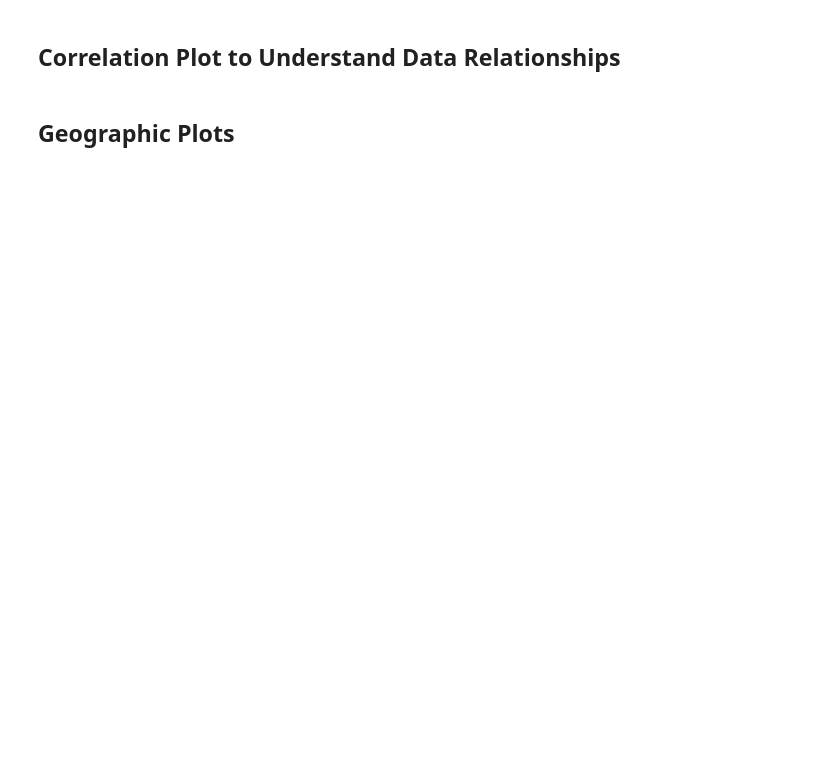
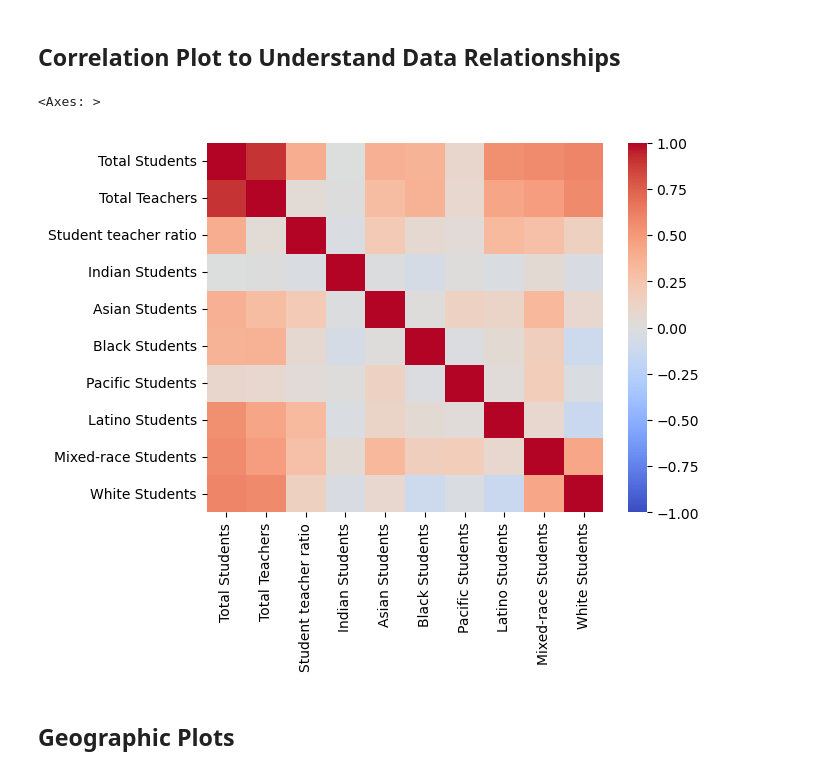
Before and after one commit to jedediahmadsen/us_school_analysis, a Jupyter notebook: public_school_analysis.ipynb, the cells around one changed output. Drawn from its saved outputs; the diff is of its cells as text; code cells hidden in the pictures; blank space fills up the shorter version.

```diff
--- a/public_school_analysis.ipynb
+++ b/public_school_analysis.ipynb
@@ -234,6 +256,12 @@ reg_schools_df["STUTERATIO"].plot(kind='hist', bins=100)
 ## Correlation Plot to Understand Data Relationships
 # %%
 # Use seaborn to generate a correlation heatmap for the columns in the dataframe
+ratio_filtered_df = ratio_filtered_df.rename(columns={"TOTAL": "Total Students", "FTE": "Total Teachers", "STUTERATIO": "Student teacher ratio", "AM": "Indian Students", "AS": "Asian Students", "BL": "Black Students", "HP": "Pacific Students", "HI": "Latino Students", "TR": "Mixed-race Students", "WH": "White Students"})
+school_correlation = ratio_filtered_df[["Total Students", "Total Teachers", "Student teacher ratio", "Indian Students", "Asian Students", "Black Students", "Pacific Students", "Latino Students", "Mixed-race Students", "White Students"]].corr()
+sns.heatmap(school_correlation, vmin=-1, vmax=1, cmap="coolwarm")
+# %% [output]
+<Axes: >
+[figure, added]
 # %% [markdown]
 ## Geographic Plots
 # %%
```
Also changed, not shown: parts of 10 cells of this notebook.
